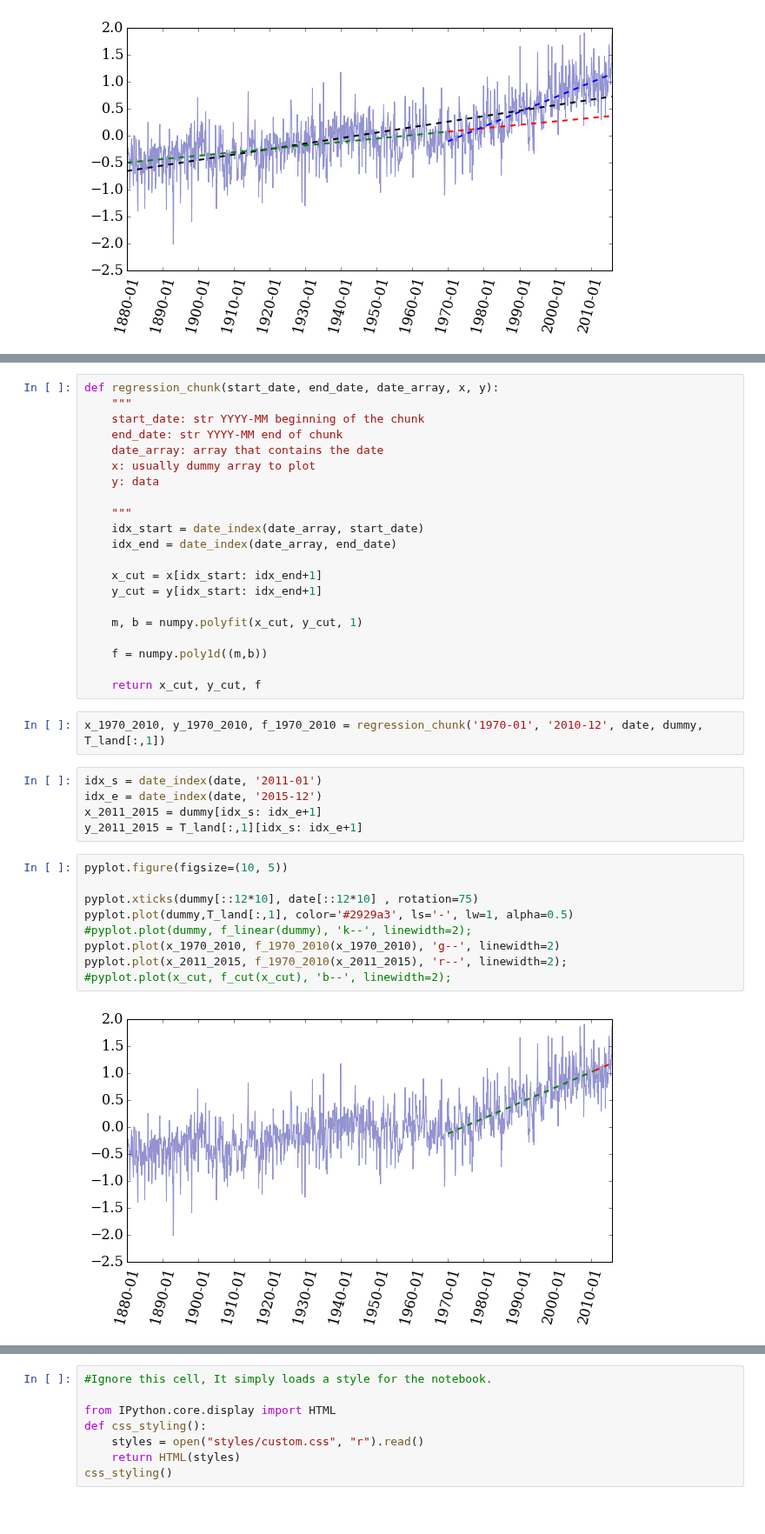
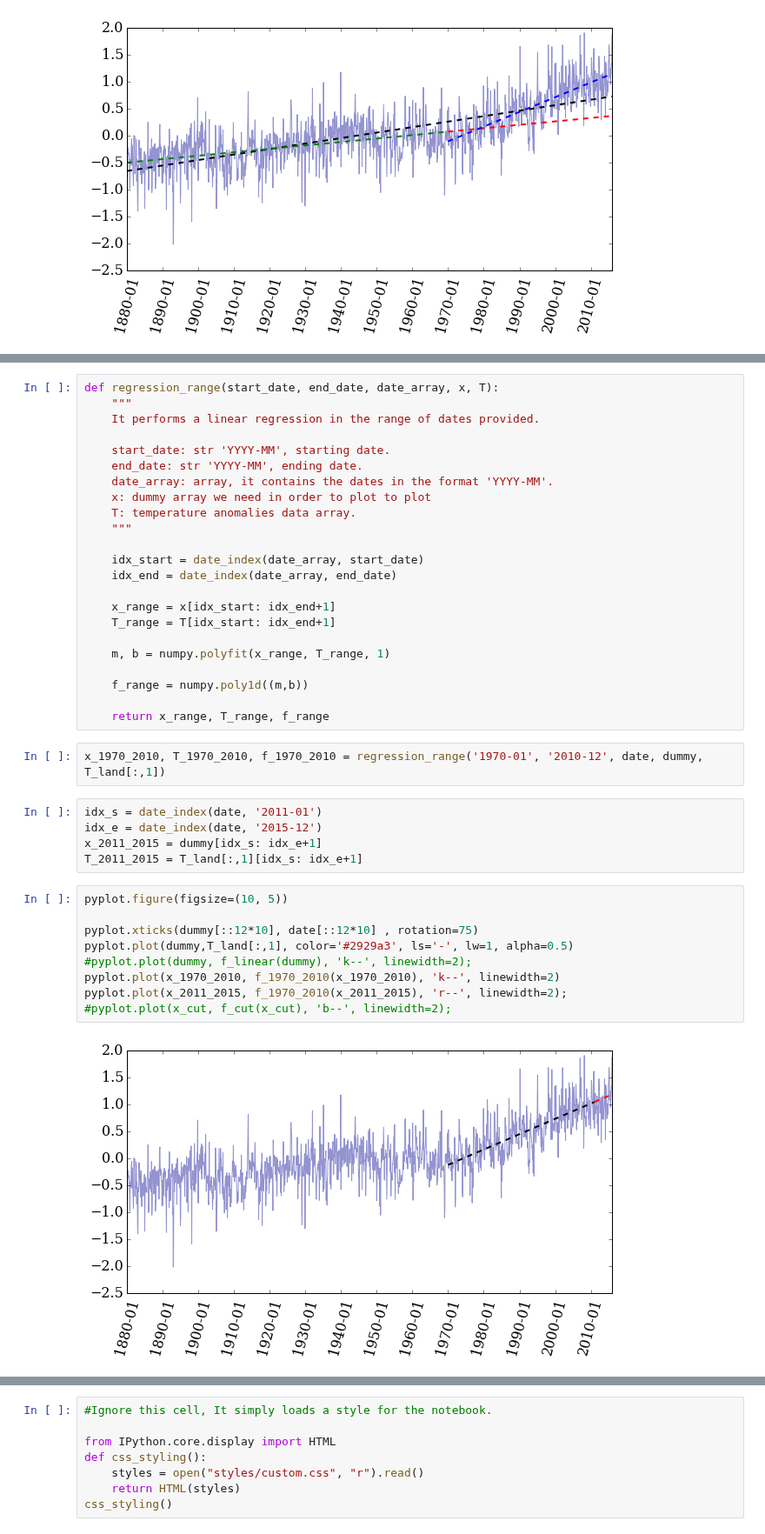
Before and after one commit to barbagroup/essential_skills_RRC, a Jupyter notebook: the_python_scientific_stack.ipynb, the cells around one changed output, grey strips where cells are left out. Shown at 87% size. Saved outputs shown, nothing was run; the diff lists cells and outputs as text.

Commit message:
rewriting regression_range funct and polishing

```diff
--- a/the_python_scientific_stack.ipynb
+++ b/the_python_scientific_stack.ipynb
@@ -546,39 +502,41 @@ print(T_land[:,1][0:2])
 # %%
-def regression_chunk(start_date, end_date, date_array, x, y):
+def regression_range(start_date, end_date, date_array, x, T):
     """
-    start_date: str YYYY-MM beginning of the chunk
-    end_date: str YYYY-MM end of chunk
-    date_array: array that contains the date
-    x: usually dummy array to plot
-    y: data
+    It performs a linear regression in the range of dates provided.
 
+    start_date: str 'YYYY-MM', starting date.
+    end_date: str 'YYYY-MM', ending date.
+    date_array: array, it contains the dates in the format 'YYYY-MM'.
+    x: dummy array we need in order to plot to plot
+    T: temperature anomalies data array.
     """
+
     idx_start = date_index(date_array, start_date)
     idx_end = date_index(date_array, end_date)
 
-    x_cut = x[idx_start: idx_end+1]
-    y_cut = y[idx_start: idx_end+1]
+    x_range = x[idx_start: idx_end+1]
+    T_range = T[idx_start: idx_end+1]
 
-    m, b = numpy.polyfit(x_cut, y_cut, 1)
+    m, b = numpy.polyfit(x_range, T_range, 1)
 
-    f = numpy.poly1d((m,b))
+    f_range = numpy.poly1d((m,b))
 
-    return x_cut, y_cut, f
+    return x_range, T_range, f_range
 # %%
-x_1970_2010, y_1970_2010, f_1970_2010 = regression_chunk('1970-01', '2010-12', date, dummy, T_land[:,1])
+x_1970_2010, T_1970_2010, f_1970_2010 = regression_range('1970-01', '2010-12', date, dummy, T_land[:,1])
 # %%
 idx_s = date_index(date, '2011-01')
 idx_e = date_index(date, '2015-12')
 x_2011_2015 = dummy[idx_s: idx_e+1]
-y_2011_2015 = T_land[:,1][idx_s: idx_e+1]
+T_2011_2015 = T_land[:,1][idx_s: idx_e+1]
 # %%
 pyplot.figure(figsize=(10, 5))
 
 pyplot.xticks(dummy[::12*10], date[::12*10] , rotation=75)
 pyplot.plot(dummy,T_land[:,1], color='#2929a3', ls='-', lw=1, alpha=0.5)
 #pyplot.plot(dummy, f_linear(dummy), 'k--', linewidth=2);
-pyplot.plot(x_1970_2010, f_1970_2010(x_1970_2010), 'g--', linewidth=2)
+pyplot.plot(x_1970_2010, f_1970_2010(x_1970_2010), 'k--', linewidth=2)
 pyplot.plot(x_2011_2015, f_1970_2010(x_2011_2015), 'r--', linewidth=2);
 #pyplot.plot(x_cut, f_cut(x_cut), 'b--', linewidth=2);
 # %% [output]
-[figure, old version]
+[figure, new version]
```
Also changed, not shown: parts of 11 cells of this notebook.
